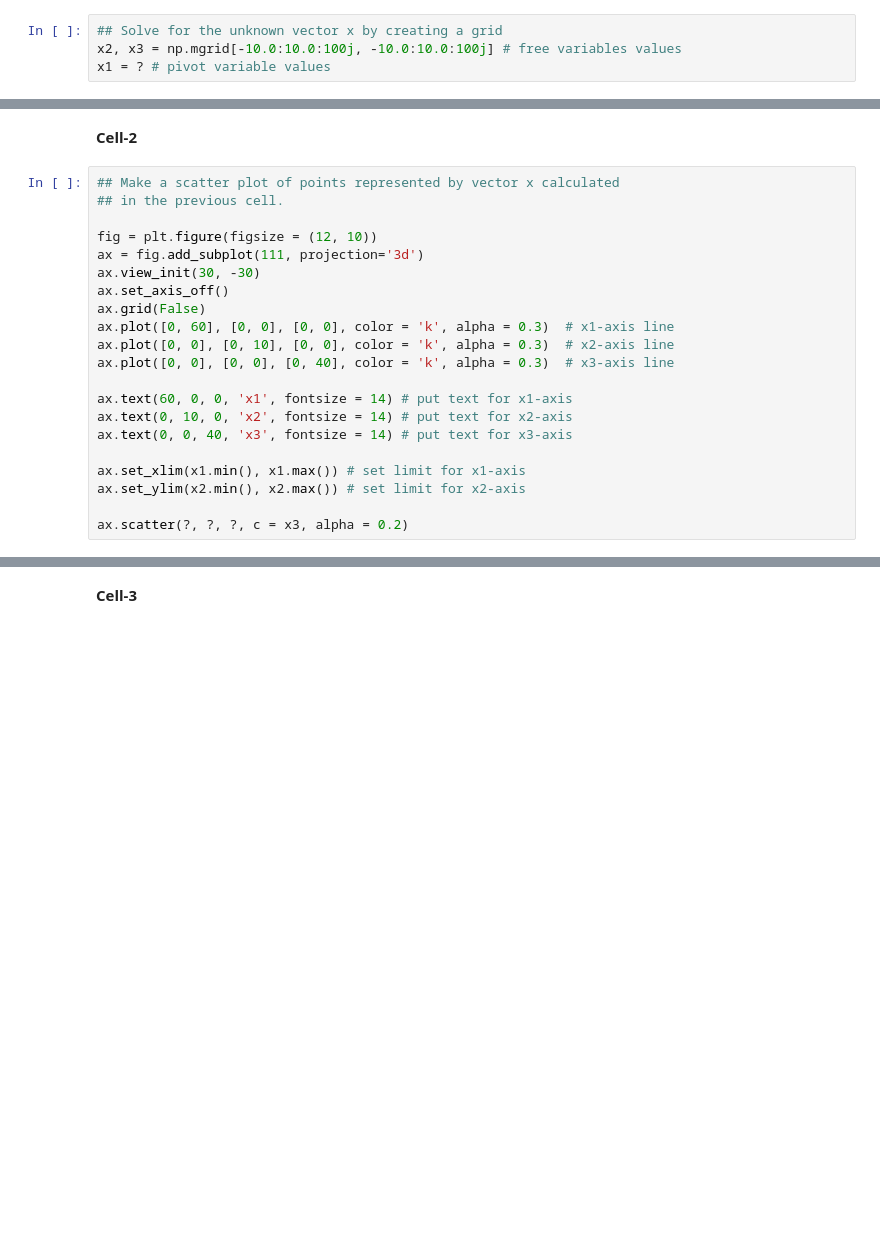
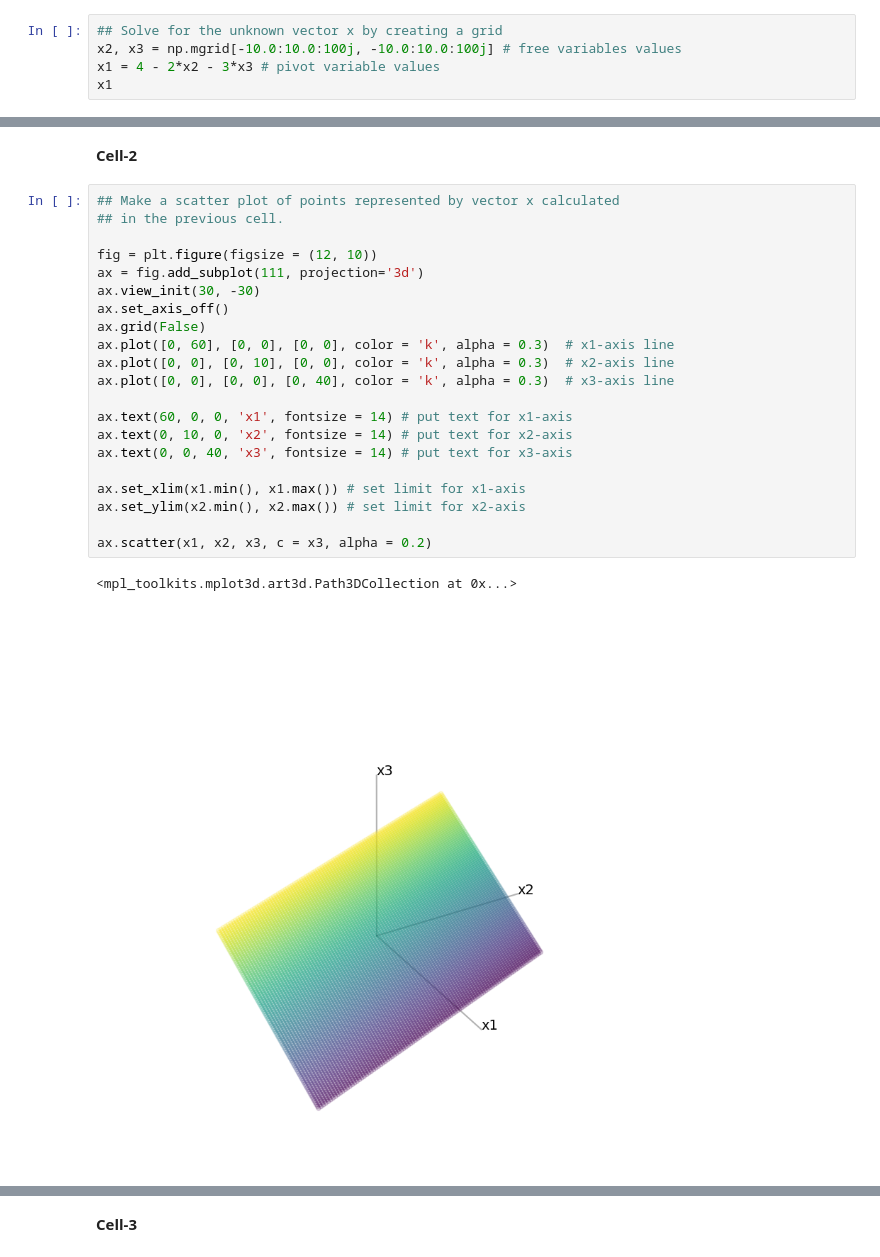
Before and after one commit to adityab24840/Machine-Learning-Principles-and-Applications, a Jupyter notebook: Codes/AML5203_MLPA_EvenSemester2024_CodingAssignment1.ipynb, the cells around one changed output, grey strips where cells are left out. Cells and saved outputs as stored; diff of their text form; blank space fills up the shorter version.

```diff
--- a/Codes/AML5203_MLPA_EvenSemester2024_CodingAssignment1.ipynb
+++ b/Codes/AML5203_MLPA_EvenSemester2024_CodingAssignment1.ipynb
@@ -11,4 +11,5 @@ import matplotlib.pyplot as plt
 # %%
 ## Solve for the unknown vector x by creating a grid
 x2, x3 = np.mgrid[-10.0:10.0:100j, -10.0:10.0:100j] # free variables values
-x1 = ? # pivot variable values
+x1 = 4 - 2*x2 - 3*x3 # pivot variable values
+x1
@@ -17,24 +38,27 @@ x1 = ? # pivot variable values
 # %%
 ## Make a scatter plot of points represented by vector x calculated
 ## in the previous cell.
 
 fig = plt.figure(figsize = (12, 10))
 ax = fig.add_subplot(111, projection='3d')
 ax.view_init(30, -30)
 ax.set_axis_off()
 ax.grid(False)
 ax.plot([0, 60], [0, 0], [0, 0], color = 'k', alpha = 0.3)  # x1-axis line
 ax.plot([0, 0], [0, 10], [0, 0], color = 'k', alpha = 0.3)  # x2-axis line
 ax.plot([0, 0], [0, 0], [0, 40], color = 'k', alpha = 0.3)  # x3-axis line
 
 ax.text(60, 0, 0, 'x1', fontsize = 14) # put text for x1-axis
 ax.text(0, 10, 0, 'x2', fontsize = 14) # put text for x2-axis
 ax.text(0, 0, 40, 'x3', fontsize = 14) # put text for x3-axis
 
 ax.set_xlim(x1.min(), x1.max()) # set limit for x1-axis
 ax.set_ylim(x2.min(), x2.max()) # set limit for x2-axis
 
-ax.scatter(?, ?, ?, c = x3, alpha = 0.2)
+ax.scatter(x1, x2, x3, c = x3, alpha = 0.2)
+# %% [output]
+<mpl_toolkits.mplot3d.art3d.Path3DCollection at 0x...>
+[figure, added]
 # %%
 ## Create flattened versions of the grid points
 x1f = x1.flatten()
```
Also changed, not shown: parts of 4 cells of this notebook, 1 other file.
